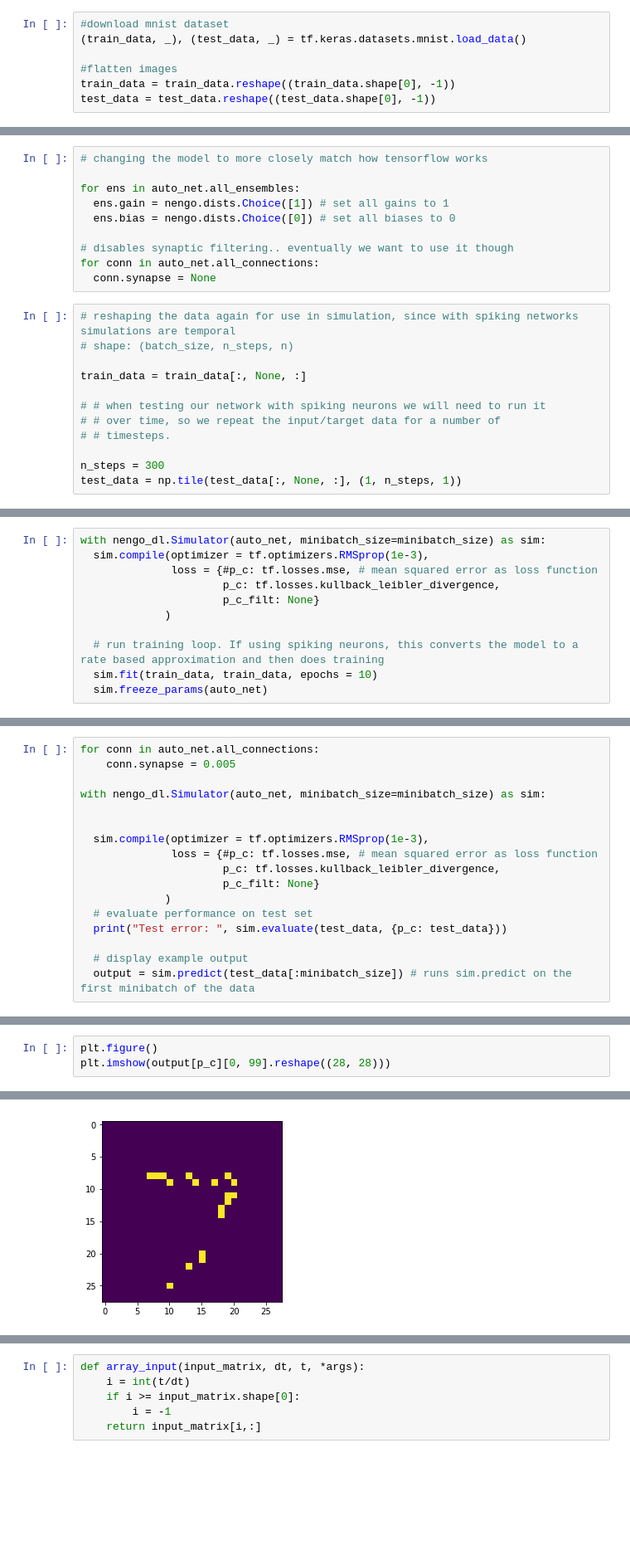
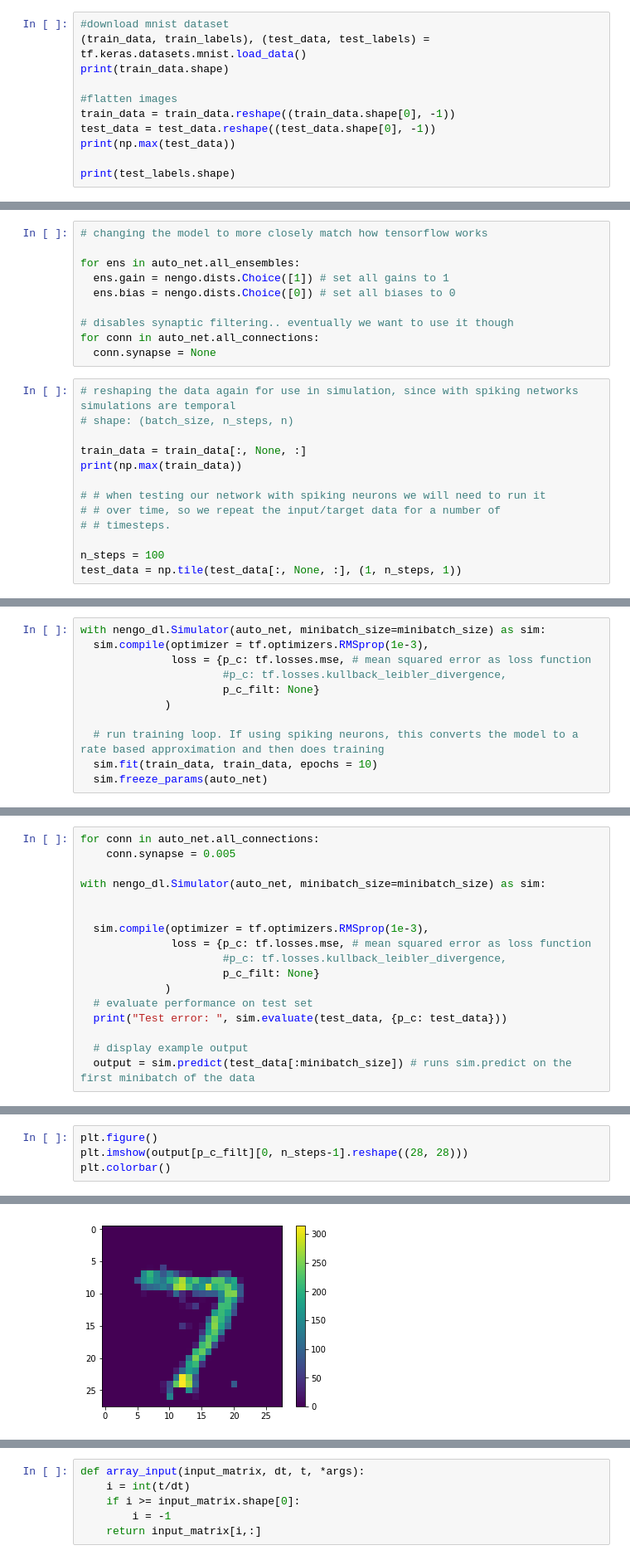
Before and after one commit to iraikov/nengo_maze_env, a Jupyter notebook: notebooks/srf_nengo_autoencoder_mnist.ipynb, the cells around one changed output, grey strips where cells are left out. Shown at 83% size. Drawn from its saved outputs; the diff is of its cells as text; blank space fills up the shorter version.

Commit message:
WIP: further work on MNIST autoencoder

```diff
--- a/notebooks/srf_nengo_autoencoder_mnist.ipynb
+++ b/notebooks/srf_nengo_autoencoder_mnist.ipynb
@@ -15,7 +48,11 @@ from scipy.interpolate import Rbf, PchipInterpolator, Akima1DInterpolator
 # %%
 #download mnist dataset
-(train_data, _), (test_data, _) = tf.keras.datasets.mnist.load_data()
+(train_data, train_labels), (test_data, test_labels) = tf.keras.datasets.mnist.load_data()
+print(train_data.shape)
 
 #flatten images
 train_data = train_data.reshape((train_data.shape[0], -1))
 test_data = test_data.reshape((test_data.shape[0], -1))
+print(np.max(test_data))
+
+print(test_labels.shape)
@@ -82,10 +123,11 @@ for conn in auto_net.all_connections:
 # shape: (batch_size, n_steps, n)
 
 train_data = train_data[:, None, :]
+print(np.max(train_data))
 
 # # when testing our network with spiking neurons we will need to run it
 # # over time, so we repeat the input/target data for a number of
 # # timesteps.
 
-n_steps = 300
+n_steps = 100
 test_data = np.tile(test_data[:, None, :], (1, n_steps, 1))
@@ -92,8 +138,8 @@ test_data = np.tile(test_data[:, None, :], (1, n_steps, 1))
 # %%
 with nengo_dl.Simulator(auto_net, minibatch_size=minibatch_size) as sim:
   sim.compile(optimizer = tf.optimizers.RMSprop(1e-3),
-              loss = {#p_c: tf.losses.mse, # mean squared error as loss function
-                      p_c: tf.losses.kullback_leibler_divergence,
+              loss = {p_c: tf.losses.mse, # mean squared error as loss function
+                      #p_c: tf.losses.kullback_leibler_divergence,
                       p_c_filt: None}
              )
 
@@ -126,8 +180,8 @@ with nengo_dl.Simulator(auto_net, minibatch_size=minibatch_size) as sim:
 
 
   sim.compile(optimizer = tf.optimizers.RMSprop(1e-3),
-              loss = {#p_c: tf.losses.mse, # mean squared error as loss function
-                      p_c: tf.losses.kullback_leibler_divergence,
+              loss = {p_c: tf.losses.mse, # mean squared error as loss function
+                      #p_c: tf.losses.kullback_leibler_divergence,
                       p_c_filt: None}
              )
   # evaluate performance on test set
@@ -153,4 +212,5 @@ plt.colorbar()
 # %%
 plt.figure()
-plt.imshow(output[p_c][0, 99].reshape((28, 28)))
+plt.imshow(output[p_c_filt][0, n_steps-1].reshape((28, 28)))
+plt.colorbar()
 # %% [output]
@@ -158,3 +218,3 @@ plt.imshow(output[p_c][0, 99].reshape((28, 28)))
-[figure, old version]
+[figure, new version]
 # %%
 plt.figure()
```
Also changed, not shown: parts of 35 cells of this notebook.
